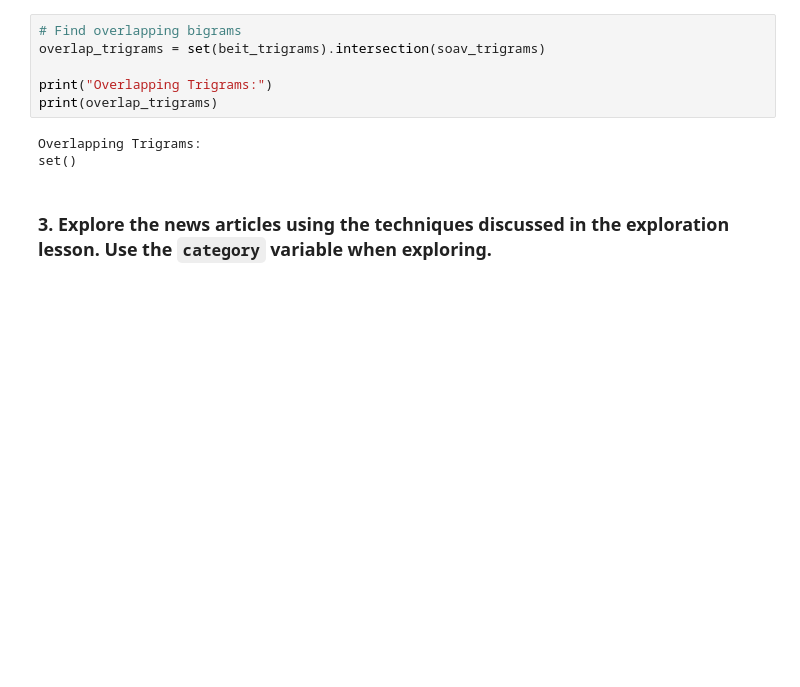
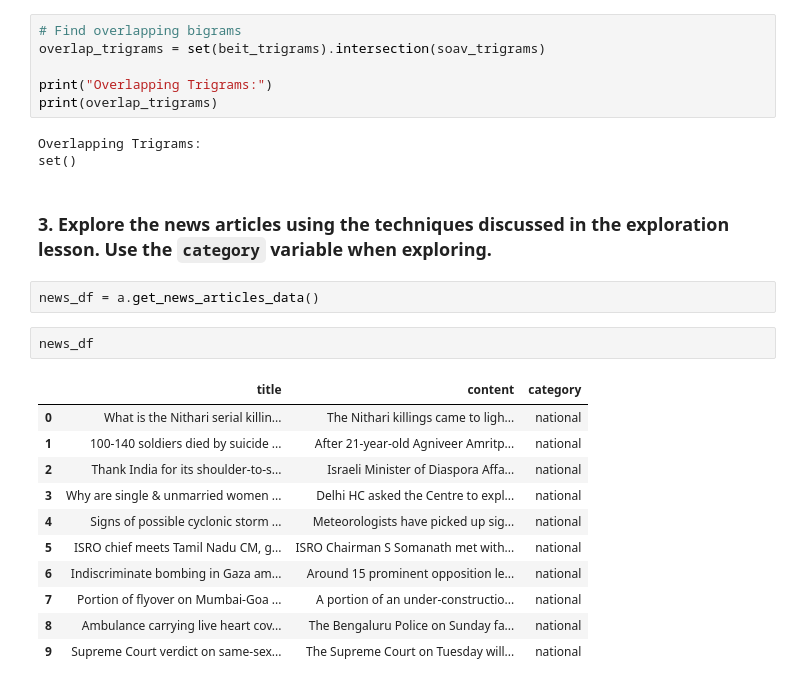
Before and after one commit to Marc-Aradillas/natural-language-processing-exercises, a Jupyter notebook: explore.ipynb, the cells around one changed output. Drawn from its saved outputs; the diff is of its cells as text; blank space fills up the shorter version.

```diff
--- a/explore.ipynb
+++ b/explore.ipynb
@@ -950,3 +949,19 @@ Overlapping Trigrams:
 set()
 # %% [markdown]
 ### 3. Explore the news articles using the techniques discussed in the exploration lesson. Use the `category` variable when exploring.
+# %%
+news_df = a.get_news_articles_data()
+# %%
+news_df
+# %% [output]
+|  | title | content | category |
+| 0 | What is the Nithari serial killin... | The Nithari killings came to ligh... | national |
+| 1 | 100-140 soldiers died by suicide ... | After 21-year-old Agniveer Amritp... | national |
+| 2 | Thank India for its shoulder-to-s... | Israeli Minister of Diaspora Affa... | national |
+| 3 | Why are single & unmarried women ... | Delhi HC asked the Centre to expl... | national |
+| 4 | Signs of possible cyclonic storm ... | Meteorologists have picked up sig... | national |
+| 5 | ISRO chief meets Tamil Nadu CM, g... | ISRO Chairman S Somanath met with... | national |
+| 6 | Indiscriminate bombing in Gaza am... | Around 15 prominent opposition le... | national |
+| 7 | Portion of flyover on Mumbai-Goa ... | A portion of an under-constructio... | national |
+| 8 | Ambulance carrying live heart cov... | The Bengaluru Police on Sunday fa... | national |
+| 9 | Supreme Court verdict on same-sex... | The Supreme Court on Tuesday will... | national |
```
Also changed, not shown: parts of 9 cells of this notebook.
